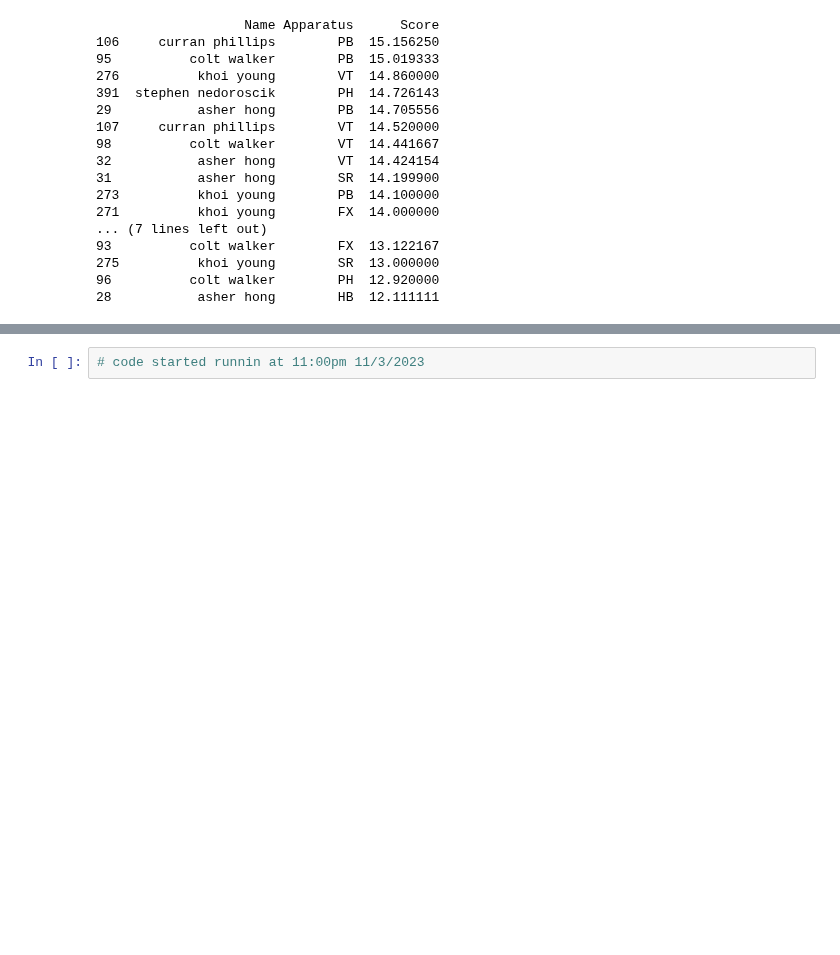
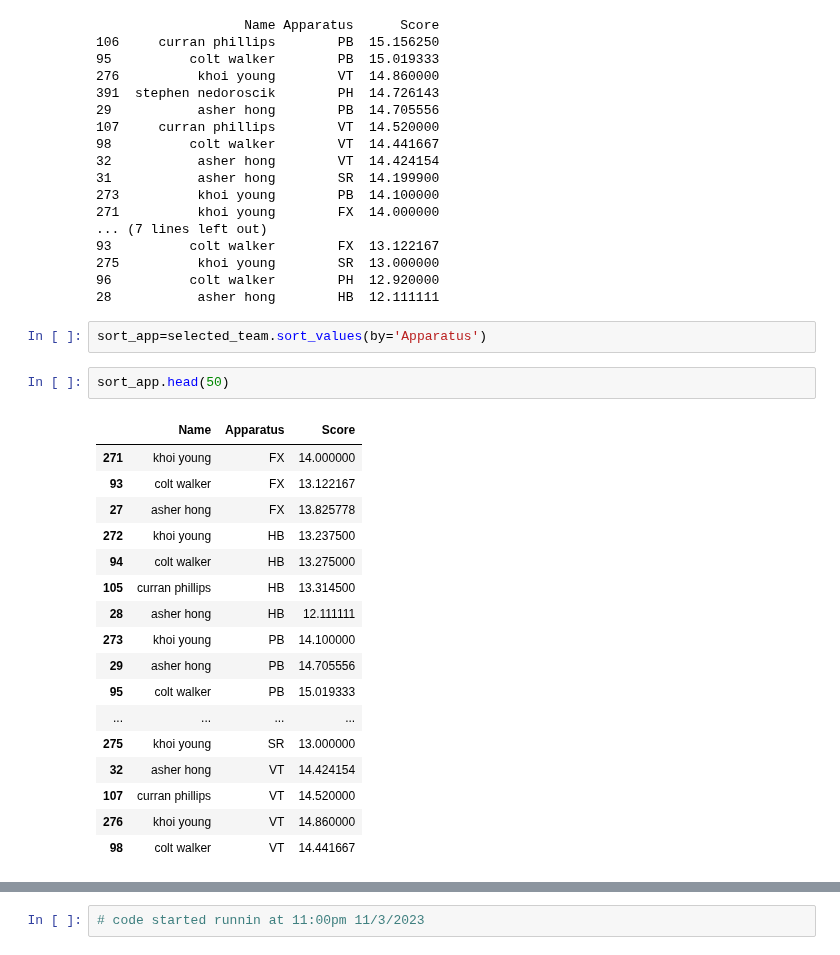
Before and after one commit to RyanJTalbot/MSDS, a Jupyter notebook: Core/Data Mining Foundations/Data Mining Project/Project/competition_gym2023/Team Selection/men/new_team.ipynb, the cells around one changed output, grey strips where cells are left out. Saved outputs shown, nothing was run; the diff lists cells and outputs as text; blank space fills up the shorter version.

```diff
--- a/Core/Data Mining Foundations/Data Mining Project/Project/competition_gym2023/Team Selection/men/new_team.ipynb
+++ b/Core/Data Mining Foundations/Data Mining Project/Project/competition_gym2023/Team Selection/men/new_team.ipynb
@@ -83,3 +95,25 @@ print(selected_team)
 275          khoi young        SR  13.000000
 96          colt walker        PH  12.920000
 28           asher hong        HB  12.111111
+# %%
+sort_app=selected_team.sort_values(by='Apparatus')
+# %%
+sort_app.head(50)
+# %% [output]
+|  | Name | Apparatus | Score |
+| 271 | khoi young | FX | 14.000000 |
+| 93 | colt walker | FX | 13.122167 |
+| 27 | asher hong | FX | 13.825778 |
+| 272 | khoi young | HB | 13.237500 |
+| 94 | colt walker | HB | 13.275000 |
+| 105 | curran phillips | HB | 13.314500 |
+| 28 | asher hong | HB | 12.111111 |
+| 273 | khoi young | PB | 14.100000 |
+| 29 | asher hong | PB | 14.705556 |
+| 95 | colt walker | PB | 15.019333 |
+| ... | ... | ... | ... |
+| 275 | khoi young | SR | 13.000000 |
+| 32 | asher hong | VT | 14.424154 |
+| 107 | curran phillips | VT | 14.520000 |
+| 276 | khoi young | VT | 14.860000 |
+| 98 | colt walker | VT | 14.441667 |
```
Also changed, not shown: parts of 6 cells of this notebook, 2 other files.
